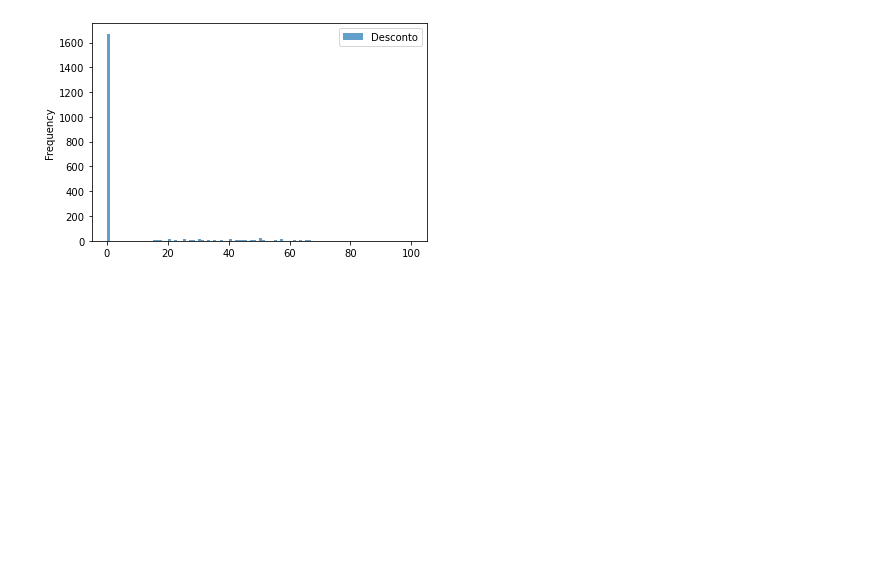
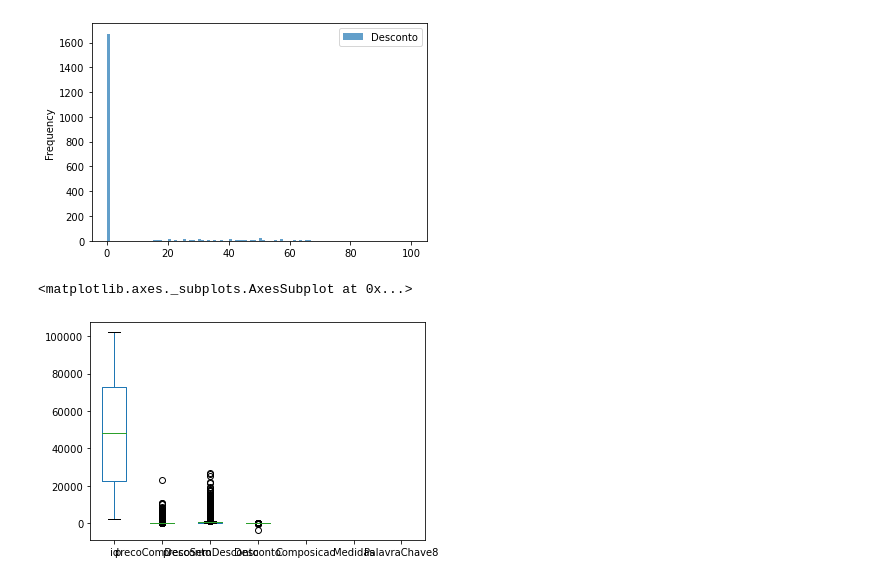
Before and after one commit to pedroafleite/thrift_stores, a Jupyter notebook: thrift_store.ipynb, the cells around one changed output. Saved outputs shown, nothing was run; the diff lists cells and outputs as text; code cells hidden in the pictures; blank space fills up the shorter version.

```diff
--- a/thrift_store.ipynb
+++ b/thrift_store.ipynb
@@ -447,3 +612,8 @@ thrift_c[['Desconto']].plot(kind='hist', alpha=0.7, bins=100, range=[0,100])
 <matplotlib.axes._subplots.AxesSubplot at 0x...>
 [figure]
 [figure]
+# %%
+thrift_a.boxplot(grid=False)
+# %% [output]
+<matplotlib.axes._subplots.AxesSubplot at 0x...>
+[figure, added]
```
Also changed, not shown: parts of 62 cells of this notebook.
